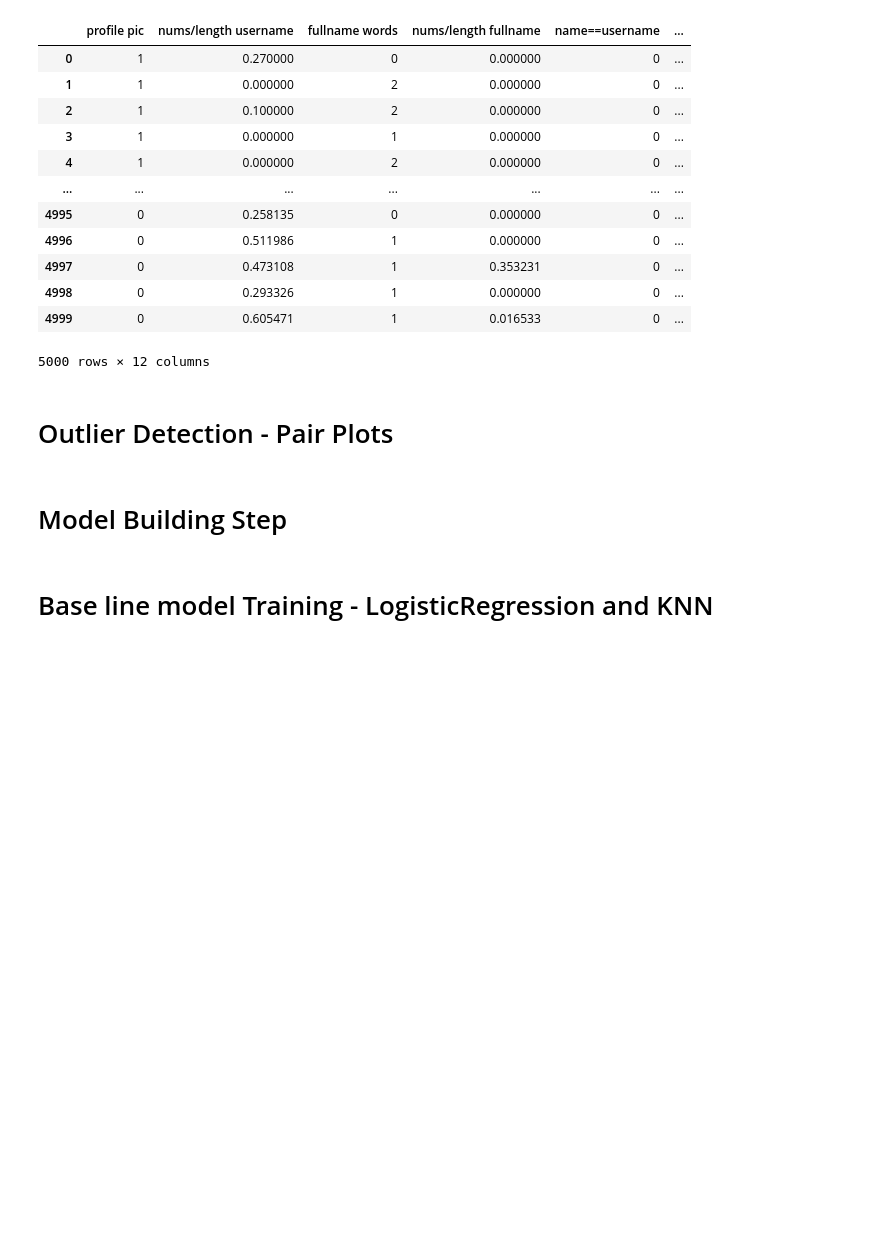
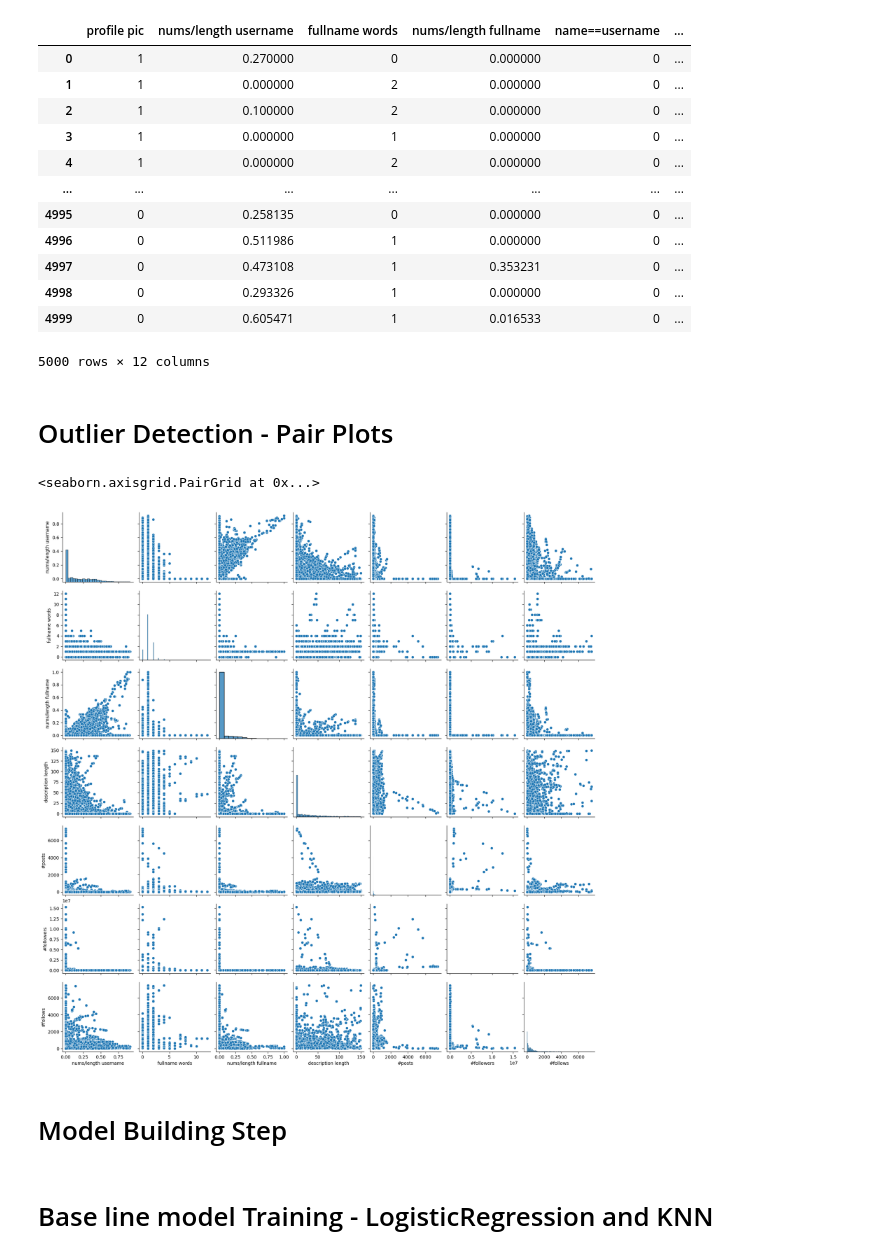
Before and after one commit to JashSolanki1503/Fake_Account_Detection_and_Risk_Analysis_System, a Jupyter notebook: notebooks/Supervised_Part.ipynb, the cells around one changed output. Cells and saved outputs as stored; diff of their text form; code cells hidden in the pictures; blank space fills up the shorter version.

```diff
--- a/notebooks/Supervised_Part.ipynb
+++ b/notebooks/Supervised_Part.ipynb
@@ -312,9 +312,12 @@ df
 # %% [markdown]
 # Outlier Detection - Pair Plots
 # %%
-# num_cols = ["nums/length username", "fullname words", "nums/length fullname", "description length", "#posts", "#followers", "#follows"]
+num_cols = ["nums/length username", "fullname words", "nums/length fullname", "description length", "#posts", "#followers", "#follows"]
 
-# sns.pairplot(df[num_cols])
+sns.pairplot(df[num_cols])
+# %% [output]
+<seaborn.axisgrid.PairGrid at 0x...>
+[figure, added]
 # %% [markdown]
 # Model Building Step
 # %% [markdown]
```
Also changed, not shown: 2 other files.
